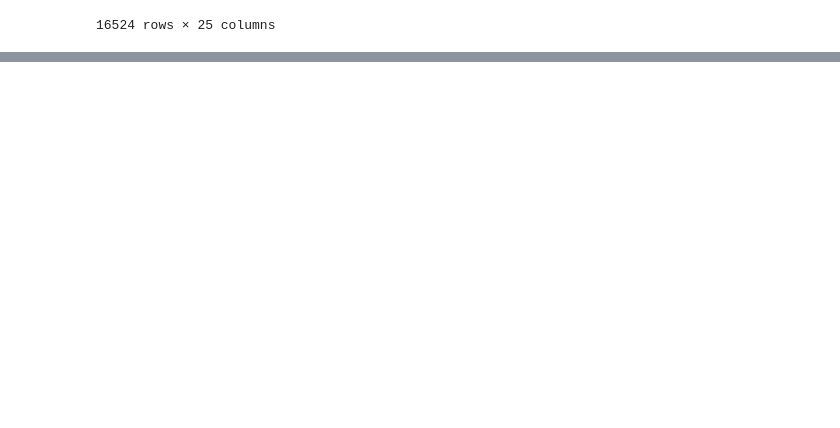
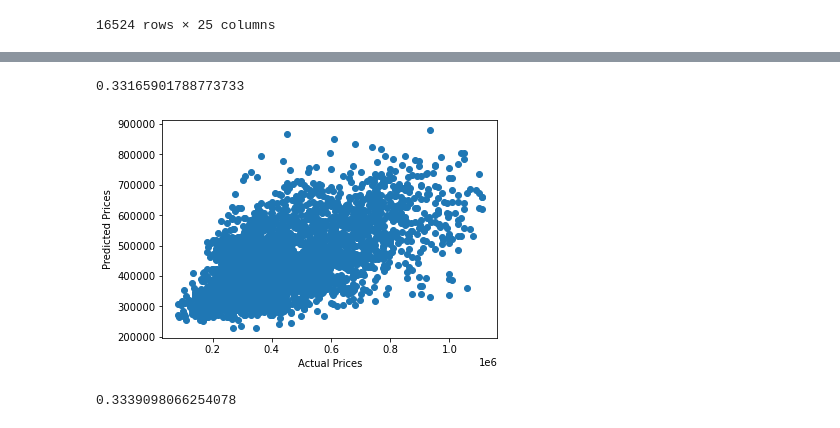
Before and after one commit to ggeorgekkariuki/Kings-Country-Housing-Project, a Jupyter notebook: student.ipynb, the cells around one changed output, grey strips where cells are left out. Drawn from its saved outputs; the diff is of its cells as text; code cells hidden in the pictures; blank space fills up the shorter version.

Commit message:
price prediction model skeleton

```diff
--- a/student.ipynb
+++ b/student.ipynb
@@ -515,0 +539,14 @@ kc_data_df # checking if the new column was added
+# %%
+#Setting the X variable
+X= king_county.drop(columns = 'price')
+# %%
+#data splitting
+from sklearn.model_selection import train_test_split
+X_train, X_test, y_train, y_test = train_test_split(X, y, test_size = 0.2, random_state = 42)
+# %%
+#model build
+from sklearn.linear_model import LinearRegression
+lr = LinearRegression()
+# %%
+#model training
+lr.fit(X_train, y_train)
@@ -515,0 +583,22 @@ kc_data_df # checking if the new column was added
+# %%
+#R2 model perfomance check
+from sklearn.metrics import r2_score
+r2_score(y_train, y_pred_train)
+# %% [output]
+0.33165901788773733
+# %%
+#Evaluate the model with the testing data
+y_pred_test = lr.predict(X_test)
+
+#Visualize the model perfomance
+plt.scatter(y_test, y_pred_test)
+plt.xlabel("Actual Prices")
+plt.ylabel("Predicted Prices")
+plt.show()
+# %% [output]
+[figure, added]
+# %%
+#R2 model perfomance check
+r2_score(y_test, y_pred_test)
+# %% [output]
+0.3339098066254078
```
Also changed, not shown: parts of 10 cells of this notebook.
